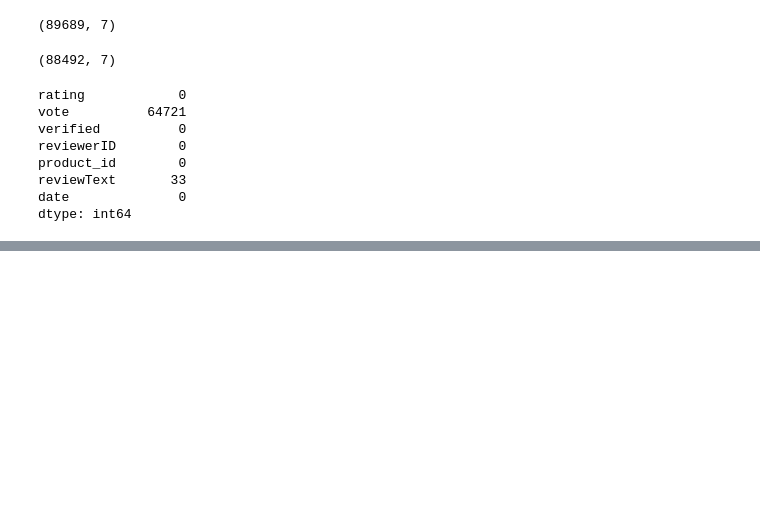
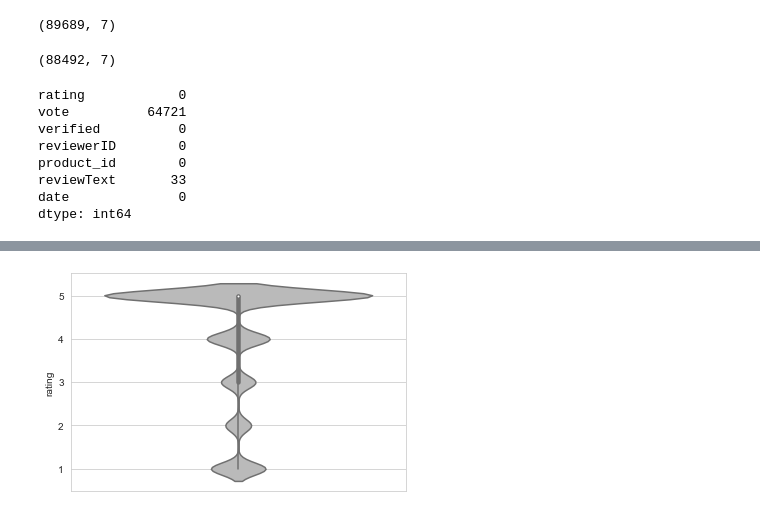
Before and after one commit to arham-rumi/amazon-product-reviews-exploratory-data-analysis, a Jupyter notebook: Amazon-Product-Reviews-EDA/Amazon-Reviews-EDA.ipynb, the cells around one changed output, grey strips where cells are left out. Drawn from its saved outputs; the diff is of its cells as text; code cells hidden in the pictures; blank space fills up the shorter version.

```diff
--- a/Amazon-Product-Reviews-EDA/Amazon-Reviews-EDA.ipynb
+++ b/Amazon-Product-Reviews-EDA/Amazon-Reviews-EDA.ipynb
@@ -111,0 +125,4 @@ dtype: int64
+# %%
+sns.violinplot(y="rating", data=df, bw=0.1, color="#bababa");
+# %% [output]
+[figure, added]
```
Also changed, not shown: parts of 9 cells of this notebook.
